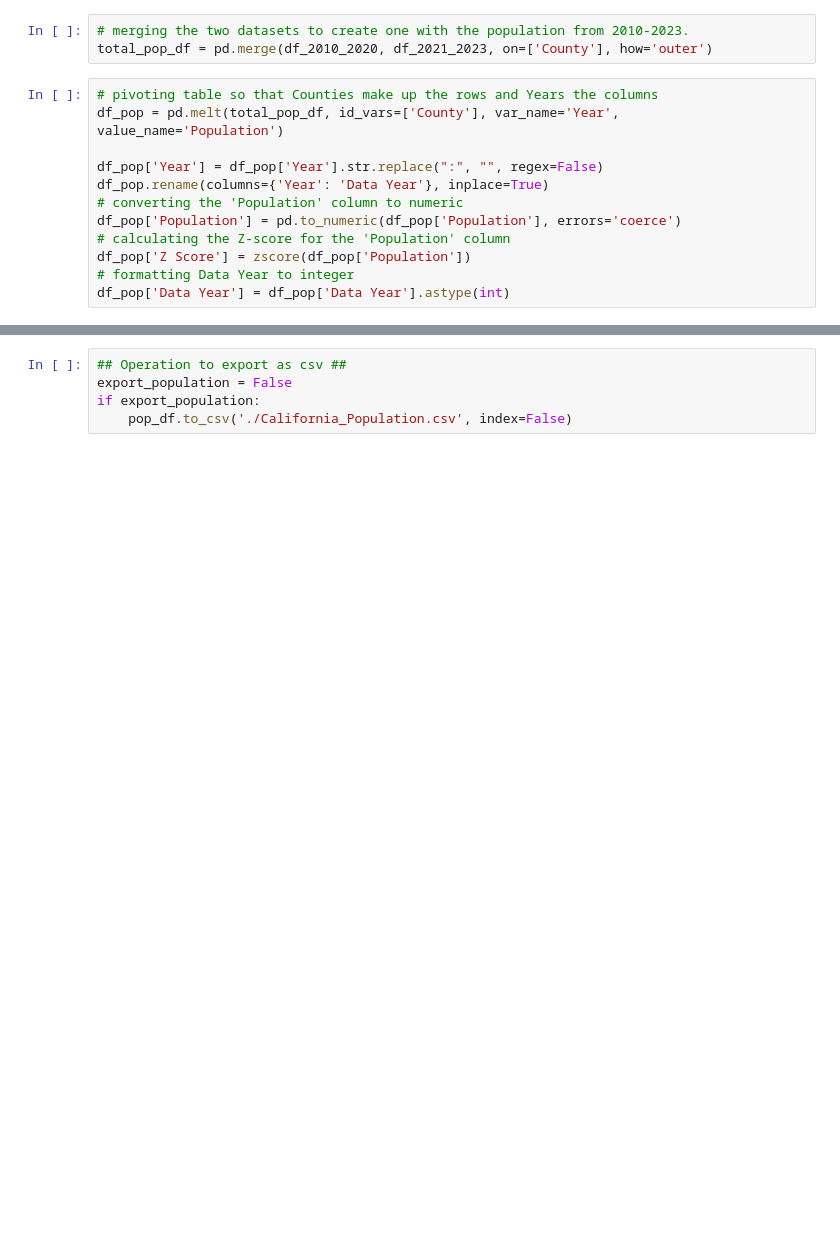
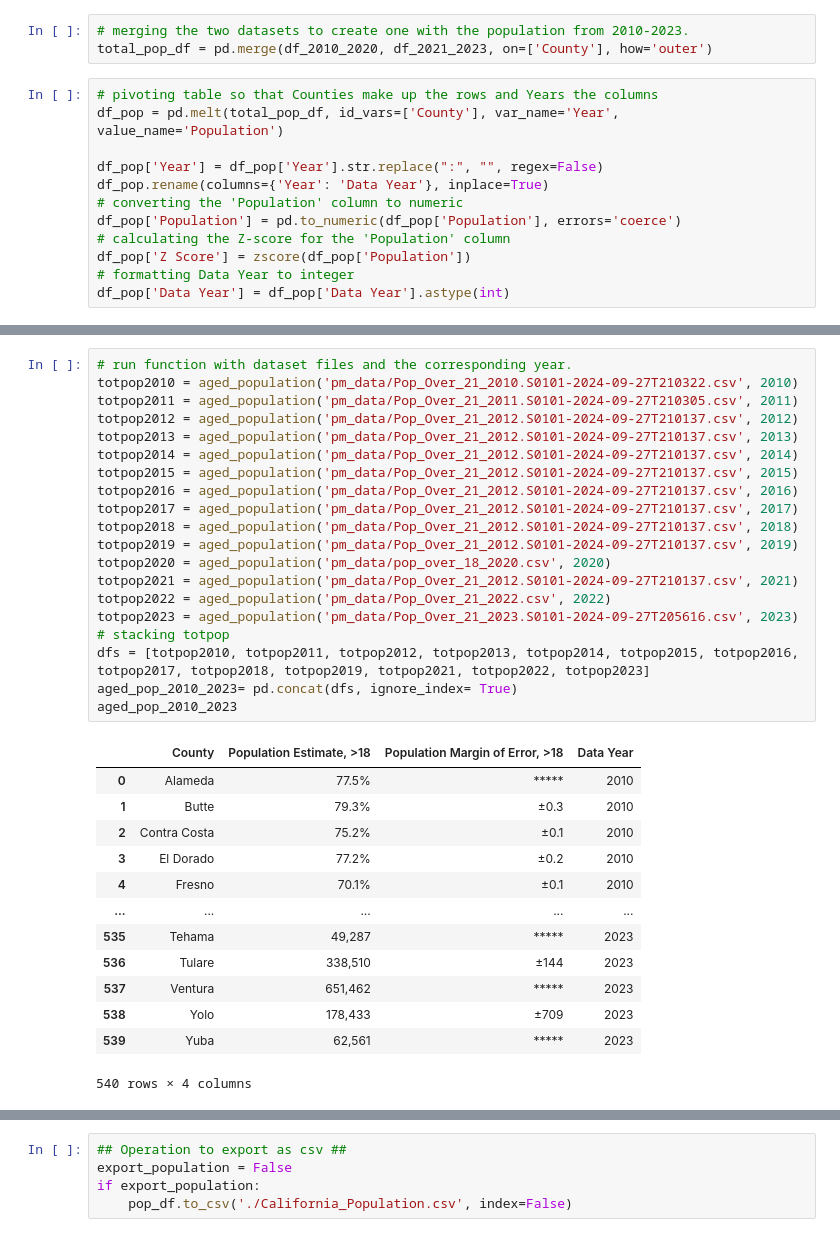
Before and after one commit to kellerl7/SIADS_Milestone_1, a Jupyter notebook: 19-btschmid-claris-lucaskel-kr_backup.ipynb, the cells around one changed output, grey strips where cells are left out. Cells and saved outputs as stored; diff of their text form; blank space fills up the shorter version.

```diff
--- a/19-btschmid-claris-lucaskel-kr_backup.ipynb
+++ b/19-btschmid-claris-lucaskel-kr_backup.ipynb
@@ -564,0 +606,34 @@ df_pop['Data Year'] = df_pop['Data Year'].astype(int)
+# %%
+# run function with dataset files and the corresponding year.
+totpop2010 = aged_population('pm_data/Pop_Over_21_2010.S0101-2024-09-27T210322.csv', 2010)
+totpop2011 = aged_population('pm_data/Pop_Over_21_2011.S0101-2024-09-27T210305.csv', 2011)
+totpop2012 = aged_population('pm_data/Pop_Over_21_2012.S0101-2024-09-27T210137.csv', 2012)
+totpop2013 = aged_population('pm_data/Pop_Over_21_2012.S0101-2024-09-27T210137.csv', 2013)
+totpop2014 = aged_population('pm_data/Pop_Over_21_2012.S0101-2024-09-27T210137.csv', 2014)
+totpop2015 = aged_population('pm_data/Pop_Over_21_2012.S0101-2024-09-27T210137.csv', 2015)
+totpop2016 = aged_population('pm_data/Pop_Over_21_2012.S0101-2024-09-27T210137.csv', 2016)
+totpop2017 = aged_population('pm_data/Pop_Over_21_2012.S0101-2024-09-27T210137.csv', 2017)
+totpop2018 = aged_population('pm_data/Pop_Over_21_2012.S0101-2024-09-27T210137.csv', 2018)
+totpop2019 = aged_population('pm_data/Pop_Over_21_2012.S0101-2024-09-27T210137.csv', 2019)
+totpop2020 = aged_population('pm_data/pop_over_18_2020.csv', 2020)
+totpop2021 = aged_population('pm_data/Pop_Over_21_2012.S0101-2024-09-27T210137.csv', 2021)
+totpop2022 = aged_population('pm_data/Pop_Over_21_2022.csv', 2022)
+totpop2023 = aged_population('pm_data/Pop_Over_21_2023.S0101-2024-09-27T205616.csv', 2023)
+# stacking totpop
+dfs = [totpop2010, totpop2011, totpop2012, totpop2013, totpop2014, totpop2015, totpop2016, totpop2017, totpop2018, totpop2019, totpop2021, totpop2022, totpop2023]
+aged_pop_2010_2023= pd.concat(dfs, ignore_index= True)
+aged_pop_2010_2023
+# %% [output]
+|  | County | Population Estimate, >18 | Population Margin of Error, >18 | Data Year |
+| 0 | Alameda | 77.5% | ***** | 2010 |
+| 1 | Butte | 79.3% | ±0.3 | 2010 |
+| 2 | Contra Costa | 75.2% | ±0.1 | 2010 |
+| 3 | El Dorado | 77.2% | ±0.2 | 2010 |
+| 4 | Fresno | 70.1% | ±0.1 | 2010 |
+| ... | ... | ... | ... | ... |
+| 535 | Tehama | 49,287 | ***** | 2023 |
+| 536 | Tulare | 338,510 | ±144 | 2023 |
+| 537 | Ventura | 651,462 | ***** | 2023 |
+| 538 | Yolo | 178,433 | ±709 | 2023 |
+| 539 | Yuba | 62,561 | ***** | 2023 |
+540 rows × 4 columns
```
Also changed, not shown: parts of 22 cells of this notebook.
